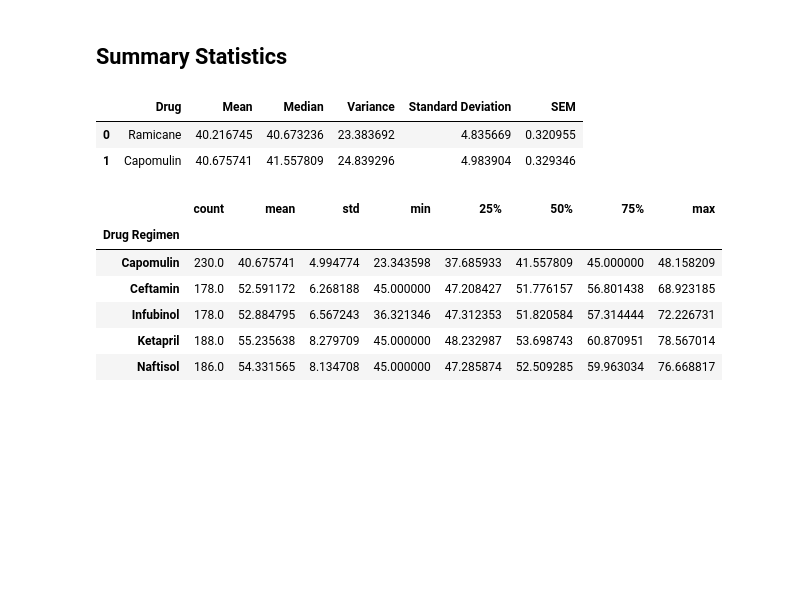
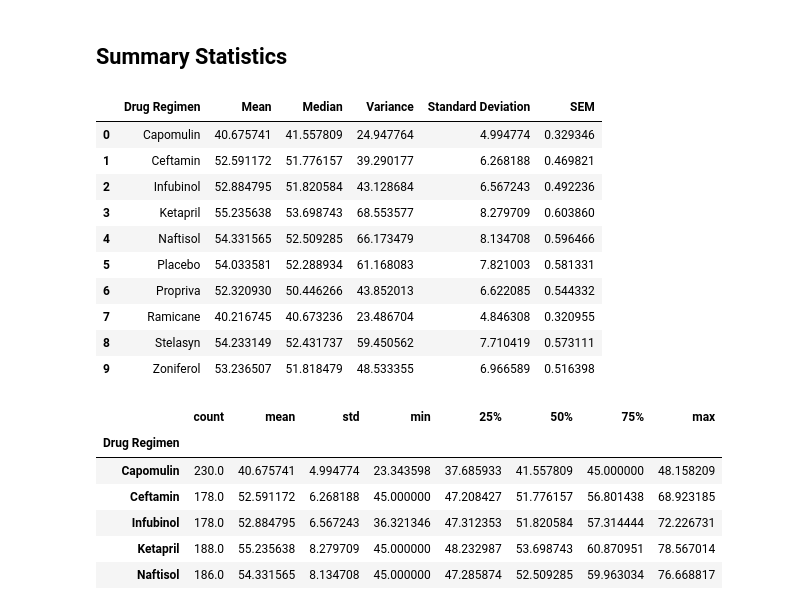
Before and after one commit to markerickson314/pymaceuticals, a Jupyter notebook: pymaceuticals.ipynb, the cells around one changed output. Cells and saved outputs as stored; diff of their text form; code cells hidden in the pictures; blank space fills up the shorter version.

```diff
--- a/pymaceuticals.ipynb
+++ b/pymaceuticals.ipynb
@@ -100,35 +100,92 @@ clean["Mouse ID"].nunique()
 # %%
 # Generate a summary statistics table of mean, median, variance, standard deviation,
 # and SEM of the tumor volume for each regimen
 
 # This method is the most straighforward, creating multiple series and putting them
 # all together at the end.
 ramicane = clean.loc[clean["Drug Regimen"] == "Ramicane"]
-mean_ramicane = np.mean(ramicane["Tumor Volume (mm3)"])
+mean_ramicane = ramicane["Tumor Volume (mm3)"].mean()
 median_ramicane = np.median(ramicane["Tumor Volume (mm3)"])
-variance_ramicane = np.var(ramicane["Tumor Volume (mm3)"])
-sd_ramicane = np.std(ramicane["Tumor Volume (mm3)"])
+variance_ramicane = ramicane["Tumor Volume (mm3)"].var()
+sd_ramicane = ramicane["Tumor Volume (mm3)"].std()
 sem_ramicane = ramicane["Tumor Volume (mm3)"].sem()
 capomulin = clean.loc[clean["Drug Regimen"] == "Capomulin"]
-mean_capomulin = np.mean(capomulin["Tumor Volume (mm3)"])
+mean_capomulin = capomulin["Tumor Volume (mm3)"].mean()
 median_capomulin = np.median(capomulin["Tumor Volume (mm3)"])
-variance_capomulin = np.var(capomulin["Tumor Volume (mm3)"])
-sd_capomulin = np.std(capomulin["Tumor Volume (mm3)"])
+variance_capomulin = capomulin["Tumor Volume (mm3)"].var()
+sd_capomulin = capomulin["Tumor Volume (mm3)"].std()
 sem_capomulin = capomulin["Tumor Volume (mm3)"].sem()
+ceftamin = clean.loc[clean["Drug Regimen"] == "Ceftamin"]
+mean_ceftamin = ceftamin["Tumor Volume (mm3)"].mean()
+median_ceftamin = np.median(ceftamin["Tumor Volume (mm3)"])
+variance_ceftamin = ceftamin["Tumor Volume (mm3)"].var()
+sd_ceftamin = ceftamin["Tumor Volume (mm3)"].std()
+sem_ceftamin = ceftamin["Tumor Volume (mm3)"].sem()
+infubinol = clean.loc[clean["Drug Regimen"] == "Infubinol"]
+mean_infubinol = infubinol["Tumor Volume (mm3)"].mean()
+median_infubinol = np.median(infubinol["Tumor Volume (mm3)"])
+variance_infubinol = infubinol["Tumor Volume (mm3)"].var()
+sd_infubinol = infubinol["Tumor Volume (mm3)"].std()
+sem_infubinol = infubinol["Tumor Volume (mm3)"].sem()
+ketapril = clean.loc[clean["Drug Regimen"] == "Ketapril"]
+mean_ketapril = ketapril["Tumor Volume (mm3)"].mean()
+median_ketapril = np.median(ketapril["Tumor Volume (mm3)"])
+variance_ketapril = ketapril["Tumor Volume (mm3)"].var()
+sd_ketapril = ketapril["Tumor Volume (mm3)"].std()
+sem_ketapril = ketapril["Tumor Volume (mm3)"].sem()
+naftisol = clean.loc[clean["Drug Regimen"] == "Naftisol"]
+mean_naftisol = naftisol["Tumor Volume (mm3)"].mean()
+median_naftisol = np.median(naftisol["Tumor Volume (mm3)"])
+variance_naftisol = naftisol["Tumor Volume (mm3)"].var()
+sd_naftisol = naftisol["Tumor Volume (mm3)"].std()
+sem_naftisol = naftisol["Tumor Volume (mm3)"].sem()
+placebo = clean.loc[clean["Drug Regimen"] == "Placebo"]
+mean_placebo = placebo["Tumor Volume (mm3)"].mean()
+median_placebo = np.median(placebo["Tumor Volume (mm3)"])
+variance_placebo = placebo["Tumor Volume (mm3)"].var()
+sd_placebo = placebo["Tumor Volume (mm3)"].std()
+sem_placebo = placebo["Tumor Volume (mm3)"].sem()
+propriva = clean.loc[clean["Drug Regimen"] == "Propriva"]
+mean_propriva = propriva["Tumor Volume (mm3)"].mean()
+median_propriva = np.median(propriva["Tumor Volume (mm3)"])
+variance_propriva = propriva["Tumor Volume (mm3)"].var()
+sd_propriva = propriva["Tumor Volume (mm3)"].std()
+sem_propriva = propriva["Tumor Volume (mm3)"].sem()
+stelasyn = clean.loc[clean["Drug Regimen"] == "Stelasyn"]
+mean_stelasyn = stelasyn["Tumor Volume (mm3)"].mean()
+median_stelasyn = np.median(stelasyn["Tumor Volume (mm3)"])
+variance_stelasyn = stelasyn["Tumor Volume (mm3)"].var()
+sd_stelasyn = stelasyn["Tumor Volume (mm3)"].std()
+sem_stelasyn = stelasyn["Tumor Volume (mm3)"].sem()
+zoniferol = clean.loc[clean["Drug Regimen"] == "Zoniferol"]
+mean_zoniferol = zoniferol["Tumor Volume (mm3)"].mean()
+median_zoniferol = np.median(zoniferol["Tumor Volume (mm3)"])
+variance_zoniferol = zoniferol["Tumor Volume (mm3)"].var()
+sd_zoniferol = zoniferol["Tumor Volume (mm3)"].std()
+sem_zoniferol = zoniferol["Tumor Volume (mm3)"].sem()
 
-summary = pd.DataFrame({"Drug": ["Ramicane", "Capomulin"],
-                        "Mean": [mean_ramicane, mean_capomulin],
-                        "Median": [median_ramicane, median_capomulin],
-                        "Variance": [variance_ramicane, variance_capomulin],
-                        "Standard Deviation": [sd_ramicane, sd_capomulin],
-                        "SEM": [sem_ramicane, sem_capomulin]})
+summary = pd.DataFrame({"Drug Regimen": ["Capomulin", "Ceftamin", "Infubinol", "Ketapril", "Naftisol", "Placebo", "Propriva", "Ramicane", "Stelasyn", "Zoniferol"],
+                        "Mean": [mean_capomulin, mean_ceftamin, mean_infubinol, mean_ketapril, mean_naftisol, mean_placebo, mean_propriva, mean_ramicane, mean_stelasyn, mean_zoniferol],
+                        "Median": [median_capomulin, median_ceftamin, median_infubinol, median_ketapril, median_naftisol, median_placebo, median_propriva, median_ramicane, median_stelasyn, median_zoniferol],
+                        "Variance": [variance_capomulin, variance_ceftamin, variance_infubinol, variance_ketapril, variance_naftisol, variance_placebo, variance_propriva, variance_ramicane, variance_stelasyn, variance_zoniferol],
+                        "Standard Deviation": [sd_capomulin, sd_ceftamin, sd_infubinol, sd_ketapril, sd_naftisol, sd_placebo, sd_propriva, sd_ramicane, sd_stelasyn, sd_zoniferol],
+                        "SEM": [sem_capomulin, sem_ceftamin, sem_infubinol, sem_ketapril, sem_naftisol, sem_placebo, sem_propriva, sem_ramicane, sem_stelasyn, sem_zoniferol]
+                       })
 summary
 
 # et cetera
 # %% [output]
-|  | Drug | Mean | Median | Variance | Standard Deviation | SEM |
-| 0 | Ramicane | 40.216745 | 40.673236 | 23.383692 | 4.835669 | 0.320955 |
-| 1 | Capomulin | 40.675741 | 41.557809 | 24.839296 | 4.983904 | 0.329346 |
+|  | Drug Regimen | Mean | Median | Variance | Standard Deviation | SEM |
+| 0 | Capomulin | 40.675741 | 41.557809 | 24.947764 | 4.994774 | 0.329346 |
+| 1 | Ceftamin | 52.591172 | 51.776157 | 39.290177 | 6.268188 | 0.469821 |
+| 2 | Infubinol | 52.884795 | 51.820584 | 43.128684 | 6.567243 | 0.492236 |
+| 3 | Ketapril | 55.235638 | 53.698743 | 68.553577 | 8.279709 | 0.603860 |
+| 4 | Naftisol | 54.331565 | 52.509285 | 66.173479 | 8.134708 | 0.596466 |
+| 5 | Placebo | 54.033581 | 52.288934 | 61.168083 | 7.821003 | 0.581331 |
+| 6 | Propriva | 52.320930 | 50.446266 | 43.852013 | 6.622085 | 0.544332 |
+| 7 | Ramicane | 40.216745 | 40.673236 | 23.486704 | 4.846308 | 0.320955 |
+| 8 | Stelasyn | 54.233149 | 52.431737 | 59.450562 | 7.710419 | 0.573111 |
+| 9 | Zoniferol | 53.236507 | 51.818479 | 48.533355 | 6.966589 | 0.516398 |
 # %%
 # Generate a summary statistics table of mean, median, variance, standard deviation,
 # and SEM of the tumor volume for each regimen
```
